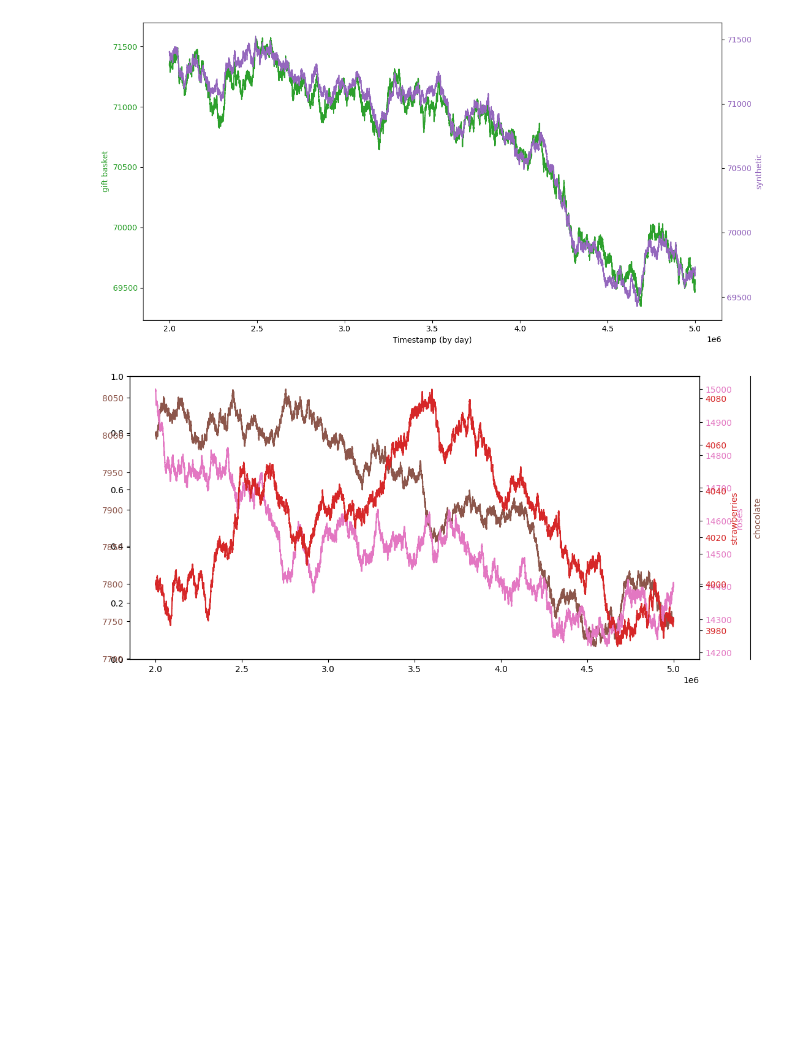
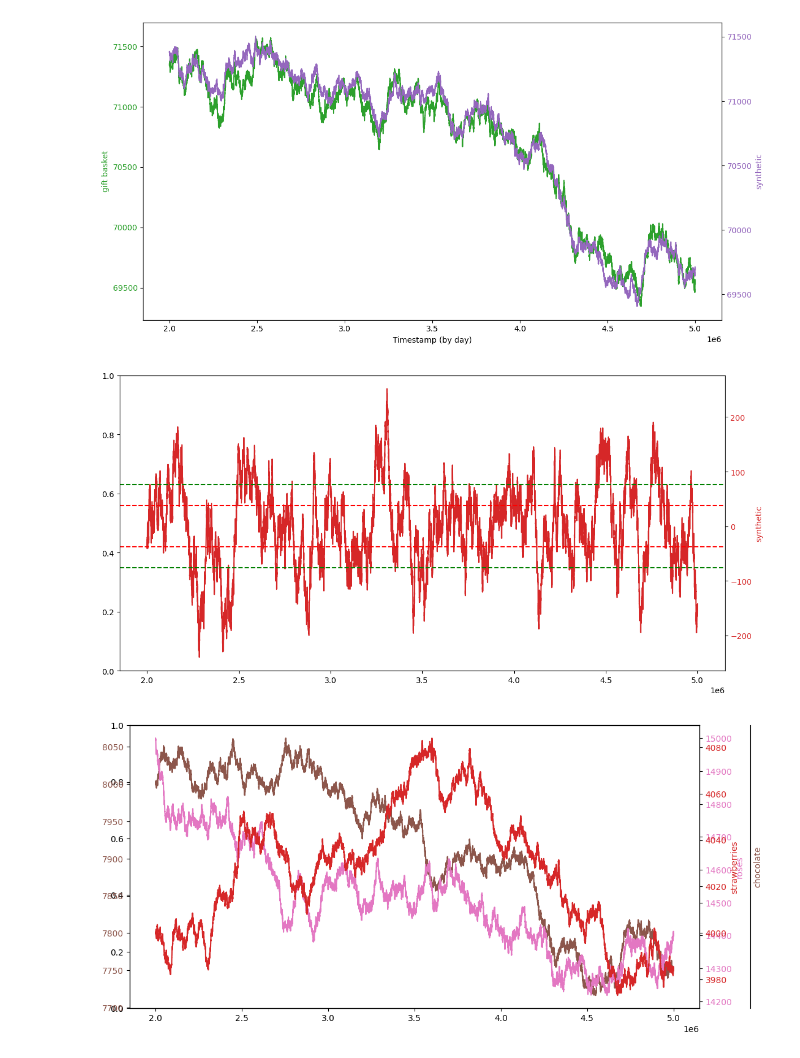
Before and after one commit to felixpoirier1/Prosperity, a Jupyter notebook: test.ipynb, the cells around one changed output. Drawn from its saved outputs; the diff is of its cells as text; code cells hidden in the pictures; blank space fills up the shorter version.

```diff
--- a/test.ipynb
+++ b/test.ipynb
@@ -2161,26 +2193,48 @@ etf.reset_index(inplace=True, drop=True)
 underlying_mid = gifts.mid_price.copy()
 underlying_mid.reset_index(inplace=True, drop=True)
 
-synthetic_price = etf['CHOCOLATE']*4 + etf['ROSES'] + etf['STRAWBERRIES']*6 + 400
+synthetic_price = etf['CHOCOLATE']*4 + etf['ROSES'] + etf['STRAWBERRIES']*6 + 380
+spread = underlying_mid - synthetic_price
 # %%
 fig, ax1 = plt.subplots(figsize=(12, 6))
+
+bound1 = 0
+bound2 = 30000
 
 color = 'tab:green'
 ax1.set_xlabel('Timestamp (by day)')
 ax1.set_ylabel('gift basket', color=color)
-ax1.plot(gifts.timestamp, gifts.mid_price, color=color)
+ax1.plot(gifts.timestamp.iloc[bound1:bound2], underlying_mid[bound1:bound2], color=color)
 ax1.tick_params(axis='y', labelcolor=color)
 
 ax2 = ax1.twinx()
 color = 'tab:purple'
 ax2.set_ylabel('synthetic', color=color)
-ax2.plot(gifts.timestamp, synthetic_price, color=color)
+ax2.plot(gifts.timestamp.iloc[bound1:bound2], synthetic_price.iloc[bound1:bound2], color=color)
 ax2.tick_params(axis='y', labelcolor=color)
 
 fig.tight_layout()
 plt.show()
 # %% [output]
 [figure]
+# %%
+fig, ax1 = plt.subplots(figsize=(12, 6))
+
+ax1 = ax1.twinx()
+color = 'tab:red'
+ax1.set_ylabel('synthetic', color=color)
+ax1.plot(gifts.timestamp.iloc[bound1:bound2], spread.iloc[bound1:bound2], color=color)
+ax1.tick_params(axis='y', labelcolor=color)
+
+ax1.axhline(spread.std(), color='green', linestyle='--')
+ax1.axhline(-spread.std(), color='green', linestyle='--')
+ax1.axhline(spread.std()*0.5, color='red', linestyle='--')
+ax1.axhline(-spread.std()*0.5, color='red', linestyle='--')
+
+fig.tight_layout()
+plt.show()
+# %% [output]
+[figure, added]
 # %%
 fig, ax1 = plt.subplots(figsize=(12, 6))
 
```
Also changed, not shown: parts of 35 cells of this notebook, 2 other files.
